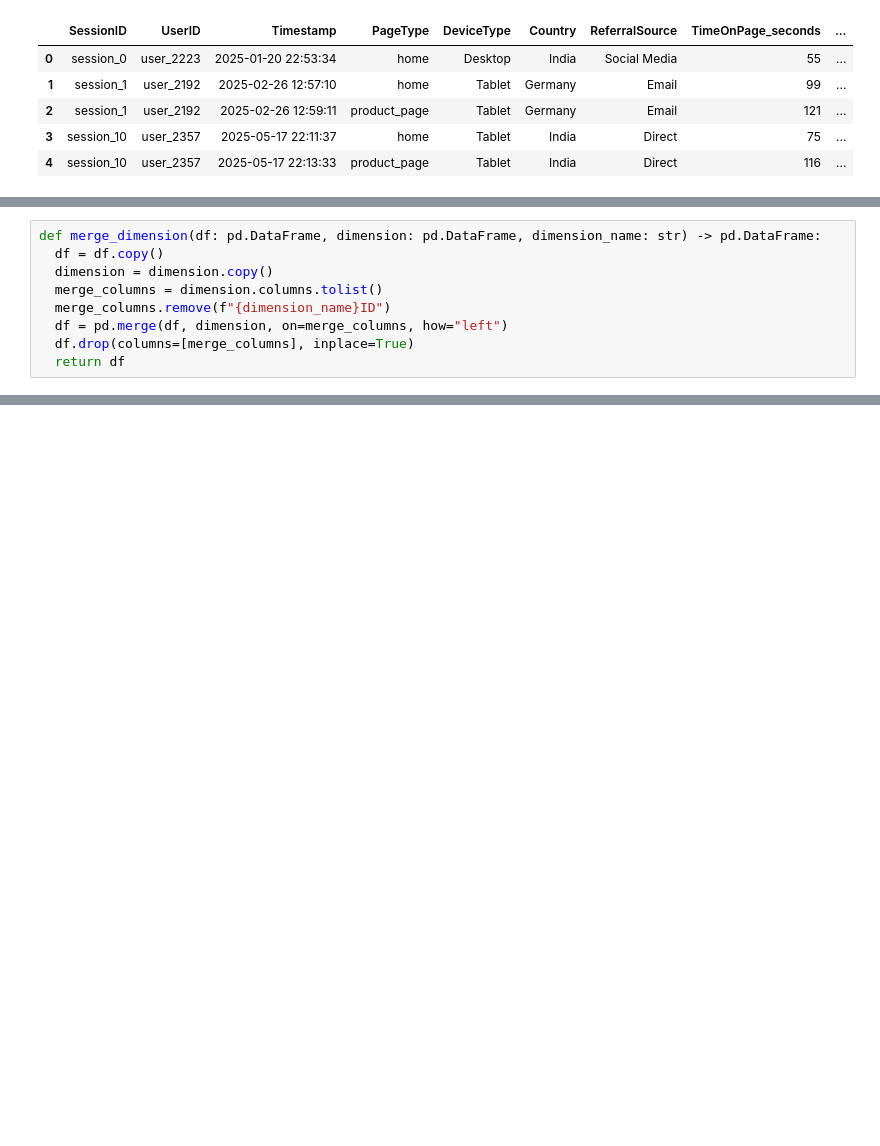
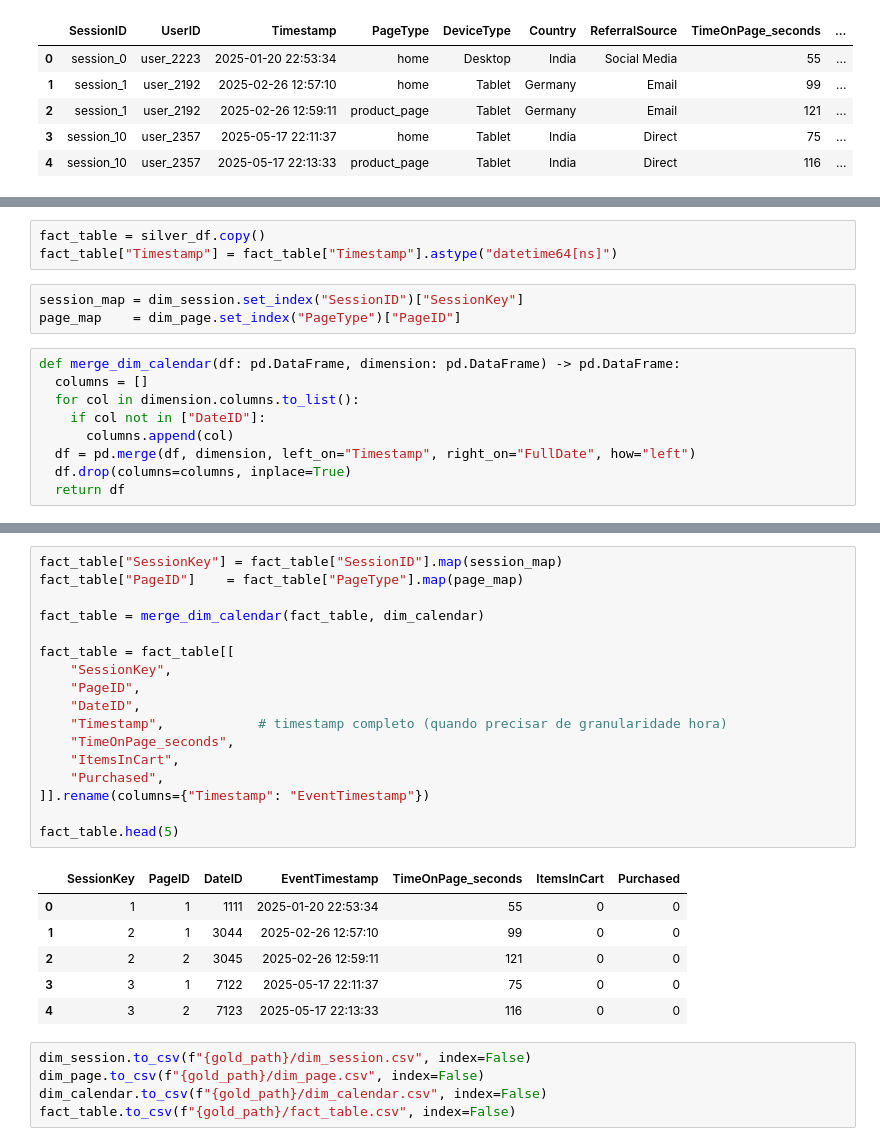
Before and after one commit to davisilva4/funnel_analysis, a Jupyter notebook: notebooks/silver_to_gold.ipynb, the cells around one changed output, grey strips where cells are left out. Drawn from its saved outputs; the diff is of its cells as text; blank space fills up the shorter version.

```diff
--- a/notebooks/silver_to_gold.ipynb
+++ b/notebooks/silver_to_gold.ipynb
@@ -65,9 +98,15 @@ def merge_calendar(df: pd.DataFrame, calendar: pd.DataFrame) -> pd.DataFrame:
+# %%
+fact_table = silver_df.copy()
+fact_table["Timestamp"] = fact_table["Timestamp"].astype("datetime64[ns]")
+# %%
+session_map = dim_session.set_index("SessionID")["SessionKey"]
+page_map    = dim_page.set_index("PageType")["PageID"]
 # %%
-def merge_dimension(df: pd.DataFrame, dimension: pd.DataFrame, dimension_name: str) -> pd.DataFrame:
-  df = df.copy()
-  dimension = dimension.copy()
-  merge_columns = dimension.columns.tolist()
-  merge_columns.remove(f"{dimension_name}ID")
-  df = pd.merge(df, dimension, on=merge_columns, how="left")
-  df.drop(columns=[merge_columns], inplace=True)
+def merge_dim_calendar(df: pd.DataFrame, dimension: pd.DataFrame) -> pd.DataFrame:
+  columns = []
+  for col in dimension.columns.to_list():
+    if col not in ["DateID"]:
+      columns.append(col)
+  df = pd.merge(df, dimension, left_on="Timestamp", right_on="FullDate", how="left")
+  df.drop(columns=columns, inplace=True)
   return df
@@ -90,0 +113,29 @@ calendar_dim.shape
+# %%
+fact_table["SessionKey"] = fact_table["SessionID"].map(session_map)
+fact_table["PageID"]    = fact_table["PageType"].map(page_map)
+
+fact_table = merge_dim_calendar(fact_table, dim_calendar)
+
+fact_table = fact_table[[
+    "SessionKey",
+    "PageID",
+    "DateID",
+    "Timestamp",            # timestamp completo (quando precisar de granularidade hora)
+    "TimeOnPage_seconds",
+    "ItemsInCart",
+    "Purchased",
+]].rename(columns={"Timestamp": "EventTimestamp"})
+
+fact_table.head(5)
+# %% [output]
+|  | SessionKey | PageID | DateID | EventTimestamp | TimeOnPage_seconds | ItemsInCart | Purchased |
+| 0 | 1 | 1 | 1111 | 2025-01-20 22:53:34 | 55 | 0 | 0 |
+| 1 | 2 | 1 | 3044 | 2025-02-26 12:57:10 | 99 | 0 | 0 |
+| 2 | 2 | 2 | 3045 | 2025-02-26 12:59:11 | 121 | 0 | 0 |
+| 3 | 3 | 1 | 7122 | 2025-05-17 22:11:37 | 75 | 0 | 0 |
+| 4 | 3 | 2 | 7123 | 2025-05-17 22:13:33 | 116 | 0 | 0 |
+# %%
+dim_session.to_csv(f"{gold_path}/dim_session.csv", index=False)
+dim_page.to_csv(f"{gold_path}/dim_page.csv", index=False)
+dim_calendar.to_csv(f"{gold_path}/dim_calendar.csv", index=False)
+fact_table.to_csv(f"{gold_path}/fact_table.csv", index=False)
```
Also changed, not shown: parts of 15 cells of this notebook, 9 other files.
